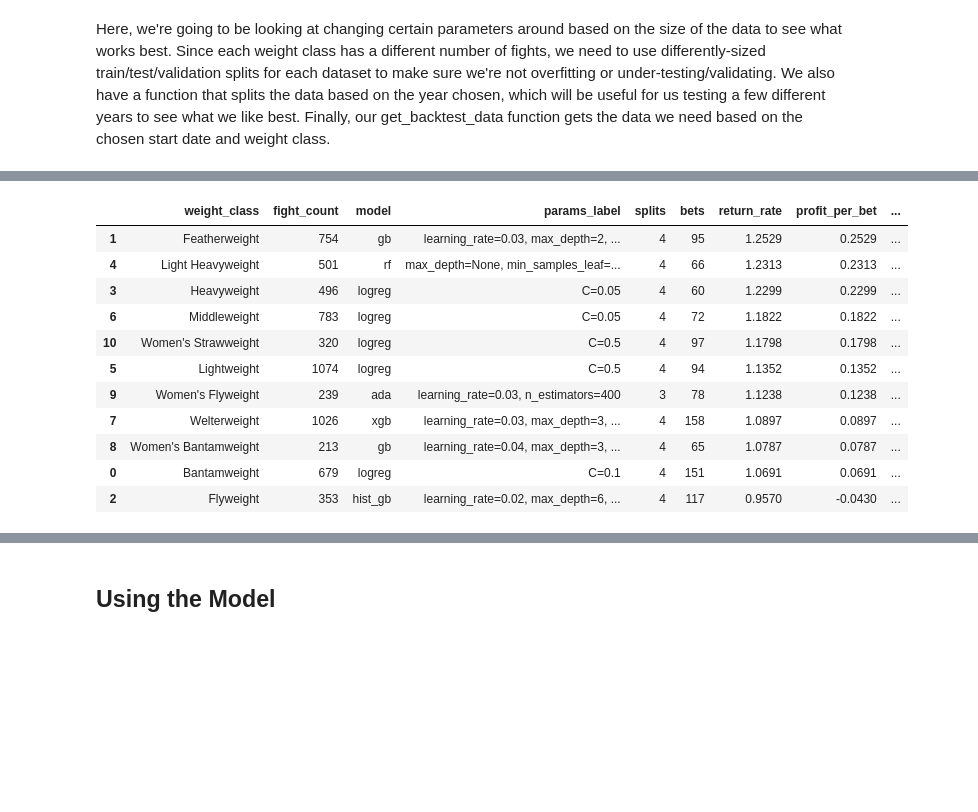
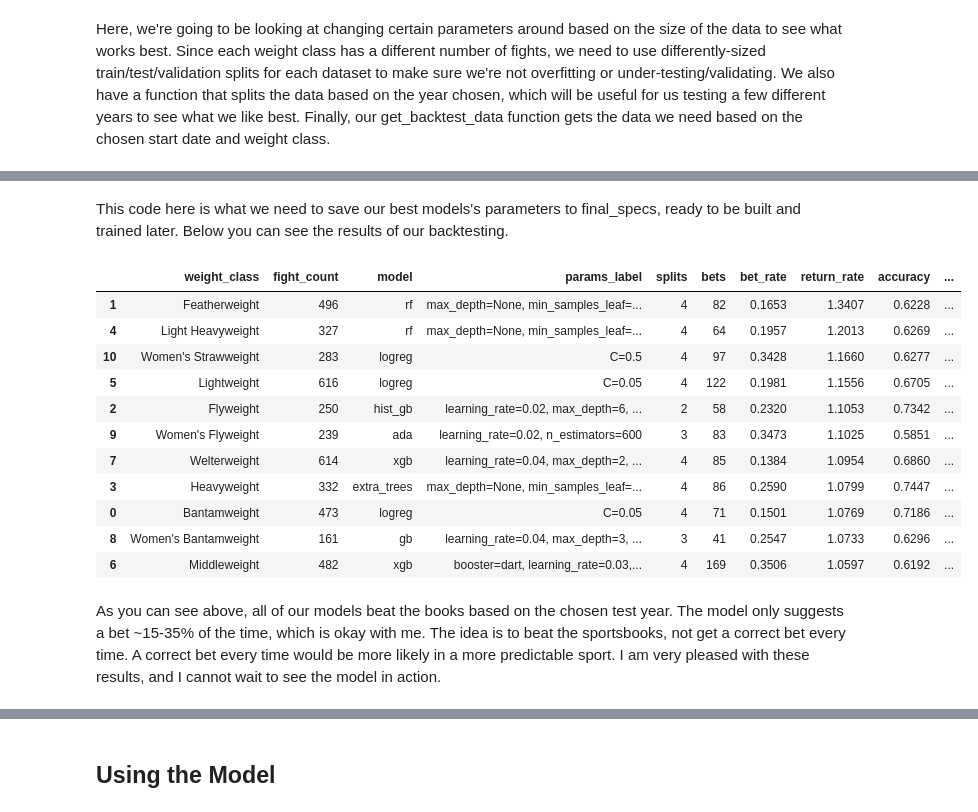
Before and after one commit to anthonyysz/Fight-Result-Predictor, a Jupyter notebook: notebooks/3-preprocessing-and-backtesting.ipynb, the cells around one changed output, grey strips where cells are left out. Saved outputs shown, nothing was run; the diff lists cells and outputs as text; code cells hidden in the pictures; blank space fills up the shorter version.

Commit message:
EOD progess on modeling, including saving models for the first time

```diff
--- a/notebooks/3-preprocessing-and-backtesting.ipynb
+++ b/notebooks/3-preprocessing-and-backtesting.ipynb
@@ -213,7 +213,6 @@ def evaluate_betting_strategy(proba_red, odds_frame, threshold):
         "bets": int(placed_returns.size),
         "returns": placed_returns,
         "return_rate": float(placed_returns.mean()) if placed_returns.size else np.nan,
-        "profit_per_bet": float((placed_returns - 1).mean()) if placed_returns.size else np.nan,
         "threshold": float(threshold),
     }
 
@@ -334,7 +335,7 @@ Our rolling backtest is the backbone of the preprocessing stage for this project
 # SECTION 6: THE BACKTEST
 
 def rolling_backtest(frame, model_name, model_params=None, start_date=None, weight_class=None, min_train=500, min_val=100, min_test=100, min_val_bets=30):
-    """Runs a chronological backtest for each model"""
+    """Runs a backtest for each model"""
     data, X, y, feature_cols = get_backtest_data(frame, start_date=start_date, weight_class=weight_class)
     if data.empty:
         return None
@@ -375,7 +376,6 @@ def rolling_backtest(frame, model_name, model_params=None, start_date=None, weig
         "weight_class": weight_class,
         "bets": int(flat_returns.size),
         "return_rate": float(flat_returns.mean()),
-        "profit_per_bet": float((flat_returns - 1).mean()),
         "accuracy": float(accuracy_score(flat_truth, flat_proba >= 0.5)),
         "brier": float(brier_score_loss(flat_truth, flat_proba)),
         "logloss": float(log_loss(flat_truth, flat_proba, labels=[0, 1])),
@@ -385,7 +385,7 @@ def rolling_backtest(frame, model_name, model_params=None, start_date=None, weig
 
 
 def favorite_baseline(frame, weight_class=None, start_date="2021-01-01", end_date="2025-01-01"):
-    """Benchmarks a plain favorite/underdog approach"""
+    """Shows the results of a plain favorite or underdog approach"""
     data = frame.copy()
     if weight_class is not None:
         data = data[data["WeightClass"] == weight_class]
@@ -505,3 +513,5 @@ KeyboardInterrupt:
+# %% [markdown]
+This code here is what we need to save our best models's parameters to final_specs, ready to be built and trained later. Below you can see the results of our backtesting.
 # %%
 # Pick one tuned model per modeled division, excluding catch weight bouts and women's featherweight bouts.
 # Those will route to the __global__ fallback instead.
@@ -520,46 +530,48 @@ best_weight_class_models = (
 
 #Getting together all of our best models
 final_specs = best_weight_class_models[
-    ["weight_class", "model", "model_params", "params_label", "fight_count", "splits", "bets", "return_rate", "profit_per_bet", "accuracy", "brier", "logloss"]
+    ["weight_class", "model", "model_params", "params_label", "fight_count", "splits", "bets", "bet_rate", "return_rate", "accuracy", "brier", "logloss"]
 ].copy()
 
 # Organizing all of our best models and showing how they perform against the books baseline favorites
 baseline_rows = []
 for weight_class in final_specs["weight_class"]:
     baseline = favorite_baseline(raw_df, weight_class=weight_class)
     baseline_rows.append({"weight_class": weight_class, **baseline})
 
 baseline_df = pd.DataFrame(baseline_rows)
 final_summary = final_specs.merge(baseline_df, on="weight_class", how="left")
 
 display(
     final_summary[
         [
             "weight_class",
             "fight_count",
             "model",
             "params_label",
             "splits",
             "bets",
+            "bet_rate",
             "return_rate",
-            "profit_per_bet",
             "accuracy",
             "brier",
             "favorite_return_rate",
             "underdog_return_rate",
         ]
     ].sort_values(["return_rate", "bets"], ascending=[False, False])
 )
 # %% [output]
-|  | weight_class | fight_count | model | params_label | splits | bets | return_rate | profit_per_bet | ... |
-| 1 | Featherweight | 754 | gb | learning_rate=0.03, max_depth=2, ... | 4 | 95 | 1.2529 | 0.2529 | ... |
-| 4 | Light Heavyweight | 501 | rf | max_depth=None, min_samples_leaf=... | 4 | 66 | 1.2313 | 0.2313 | ... |
-| 3 | Heavyweight | 496 | logreg | C=0.05 | 4 | 60 | 1.2299 | 0.2299 | ... |
-| 6 | Middleweight | 783 | logreg | C=0.05 | 4 | 72 | 1.1822 | 0.1822 | ... |
-| 10 | Women's Strawweight | 320 | logreg | C=0.5 | 4 | 97 | 1.1798 | 0.1798 | ... |
-| 5 | Lightweight | 1074 | logreg | C=0.5 | 4 | 94 | 1.1352 | 0.1352 | ... |
-| 9 | Women's Flyweight | 239 | ada | learning_rate=0.03, n_estimators=400 | 3 | 78 | 1.1238 | 0.1238 | ... |
-| 7 | Welterweight | 1026 | xgb | learning_rate=0.03, max_depth=3, ... | 4 | 158 | 1.0897 | 0.0897 | ... |
-| 8 | Women's Bantamweight | 213 | gb | learning_rate=0.04, max_depth=3, ... | 4 | 65 | 1.0787 | 0.0787 | ... |
-| 0 | Bantamweight | 679 | logreg | C=0.1 | 4 | 151 | 1.0691 | 0.0691 | ... |
-| 2 | Flyweight | 353 | hist_gb | learning_rate=0.02, max_depth=6, ... | 4 | 117 | 0.9570 | -0.0430 | ... |
+|  | weight_class | fight_count | model | params_label | splits | bets | bet_rate | return_rate | accuracy | ... |
+| 1 | Featherweight | 496 | rf | max_depth=None, min_samples_leaf=... | 4 | 82 | 0.1653 | 1.3407 | 0.6228 | ... |
+| 4 | Light Heavyweight | 327 | rf | max_depth=None, min_samples_leaf=... | 4 | 64 | 0.1957 | 1.2013 | 0.6269 | ... |
+| 10 | Women's Strawweight | 283 | logreg | C=0.5 | 4 | 97 | 0.3428 | 1.1660 | 0.6277 | ... |
+| 5 | Lightweight | 616 | logreg | C=0.05 | 4 | 122 | 0.1981 | 1.1556 | 0.6705 | ... |
+| 2 | Flyweight | 250 | hist_gb | learning_rate=0.02, max_depth=6, ... | 2 | 58 | 0.2320 | 1.1053 | 0.7342 | ... |
+| 9 | Women's Flyweight | 239 | ada | learning_rate=0.02, n_estimators=600 | 3 | 83 | 0.3473 | 1.1025 | 0.5851 | ... |
+| 7 | Welterweight | 614 | xgb | learning_rate=0.04, max_depth=2, ... | 4 | 85 | 0.1384 | 1.0954 | 0.6860 | ... |
+| 3 | Heavyweight | 332 | extra_trees | max_depth=None, min_samples_leaf=... | 4 | 86 | 0.2590 | 1.0799 | 0.7447 | ... |
+| 0 | Bantamweight | 473 | logreg | C=0.05 | 4 | 71 | 0.1501 | 1.0769 | 0.7186 | ... |
+| 8 | Women's Bantamweight | 161 | gb | learning_rate=0.04, max_depth=3, ... | 3 | 41 | 0.2547 | 1.0733 | 0.6296 | ... |
+| 6 | Middleweight | 482 | xgb | booster=dart, learning_rate=0.03,... | 4 | 169 | 0.3506 | 1.0597 | 0.6192 | ... |
+# %% [markdown]
+As you can see above, all of our models beat the books based on the chosen test year. The model only suggests a bet ~15-35% of the time, which is okay with me. The idea is to beat the sportsbooks, not get a correct bet every time. A correct bet every time would be more likely in a more predictable sport. I am very pleased with these results, and I cannot wait to see the model in action.
```
Also changed, not shown: parts of 18 cells of this notebook, 11 other files.
